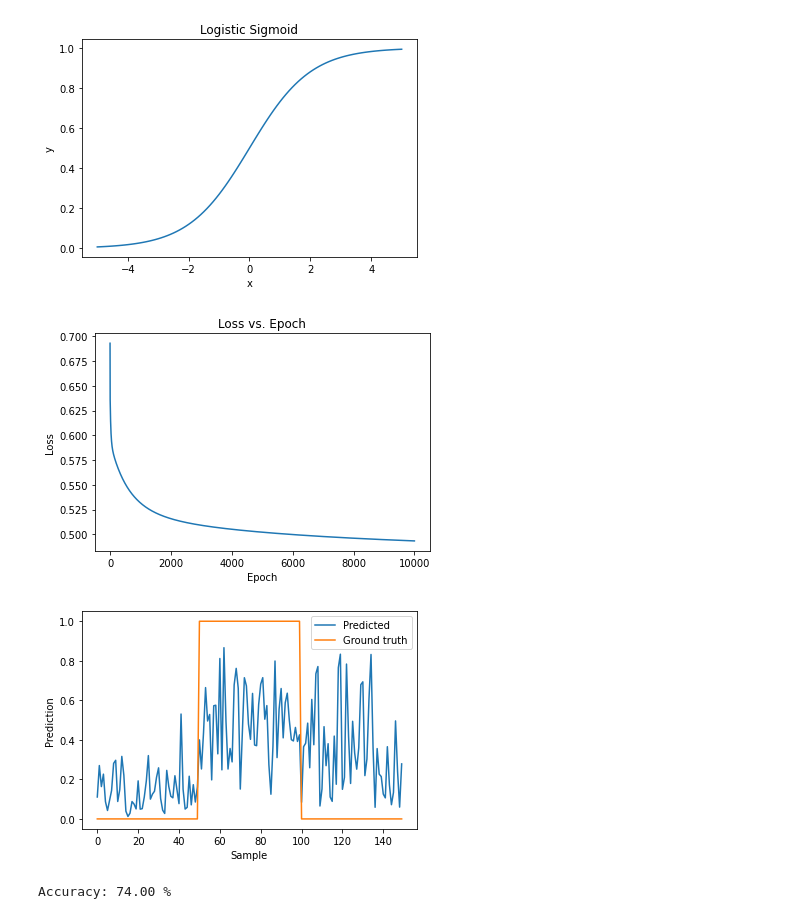
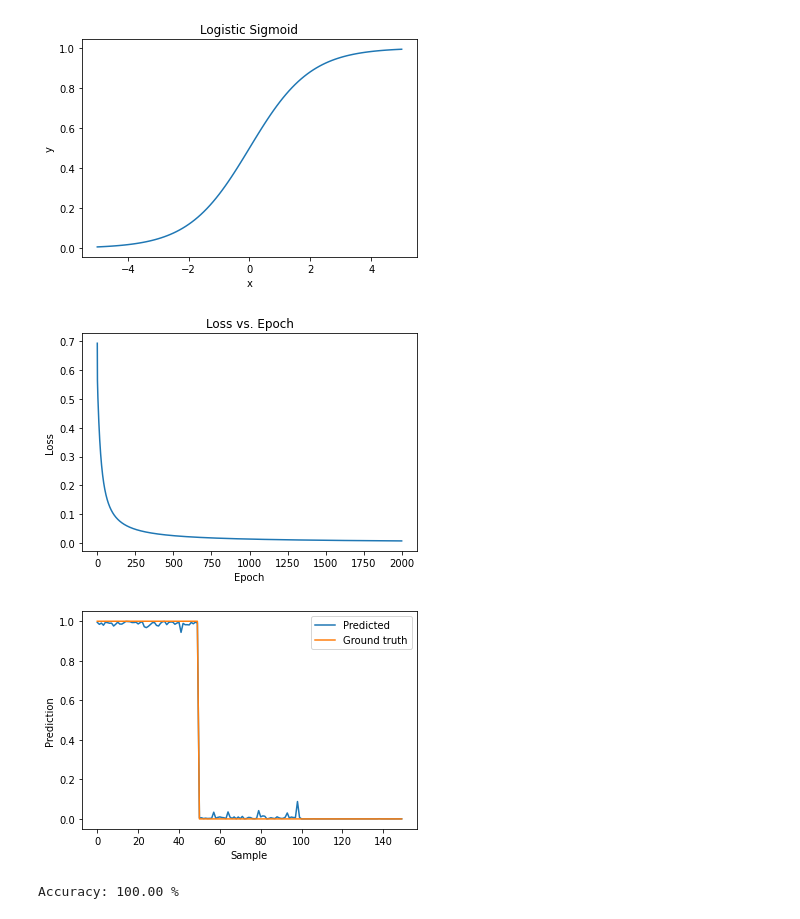
Before and after one commit to slash827/Machine-Learning-Projects, a Jupyter notebook: Iris_Classification.ipynb, the cells around one changed output. Saved outputs shown, nothing was run; the diff lists cells and outputs as text; code cells hidden in the pictures.

```diff
--- a/Iris_Classification.ipynb
+++ b/Iris_Classification.ipynb
@@ -71,29 +71,29 @@ def train_one_epoch(x_train_samples, y_train_samples):
 # %%
 # Model will "learn" values for the weights and biases
 
 weights = [0.0] * num_features
 bias = 0.0
 
 # Choose values for learning rate and number of epochs
 # These are hyper parameter
 learning_rate = 0.05
-epochs = 10000
+epochs = 2000
 
 x_train_samples = iris.data
-y_train_samples = [1 if y == 1 else 0 for y in iris.target]
+y_train_samples = [1 if y == 0 else 0 for y in iris.target]
 
 loss_array = []
 for epoch in range(epochs):
   loss_value = train_one_epoch(x_train_samples, y_train_samples)
   loss_array.append(loss_value)
 
 plt.plot(range(epochs), loss_array)
 plt.ylabel('Loss')
 plt.xlabel('Epoch')
 plt.title('Loss vs. Epoch')
 plt.show()
 # %% [output]
-[figure, old version]
+[figure, new version]
 # %%
 predictions = []
 
@@ -119,5 +119,5 @@ plt.show()
 
 print('Accuracy: %.2f %%' % (100 * correct/m))
 # %% [output]
-[figure, old version]
+[figure, new version]
-Accuracy: 74.00 %
+Accuracy: 100.00 %
```
Also changed, not shown: parts of 2 cells of this notebook.
